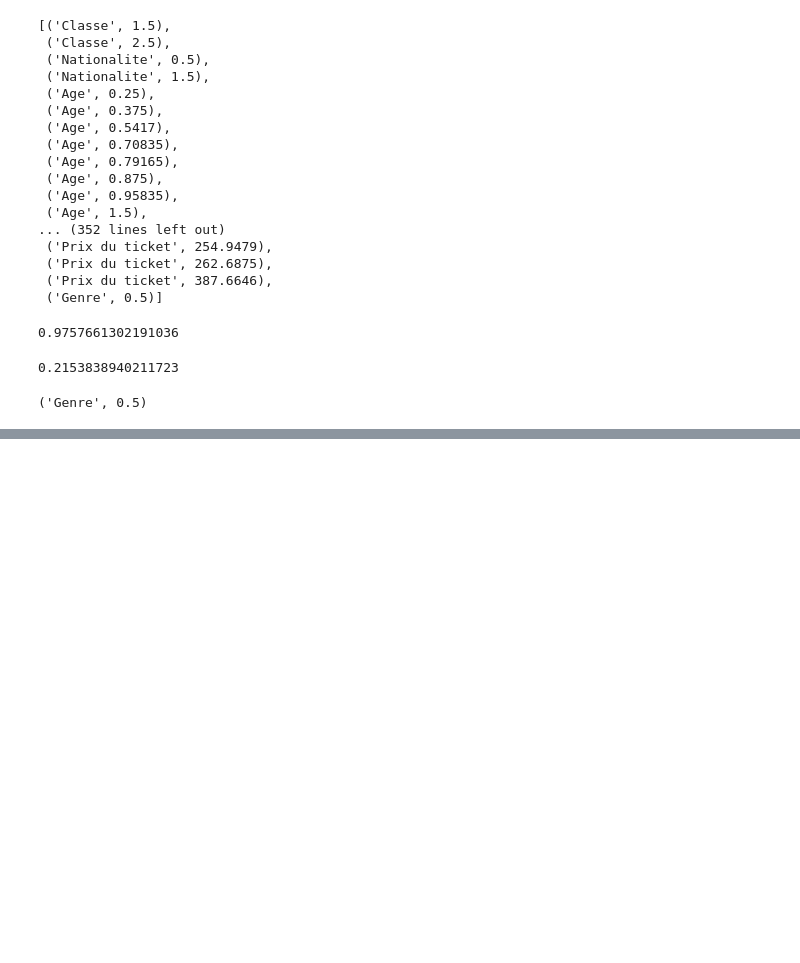
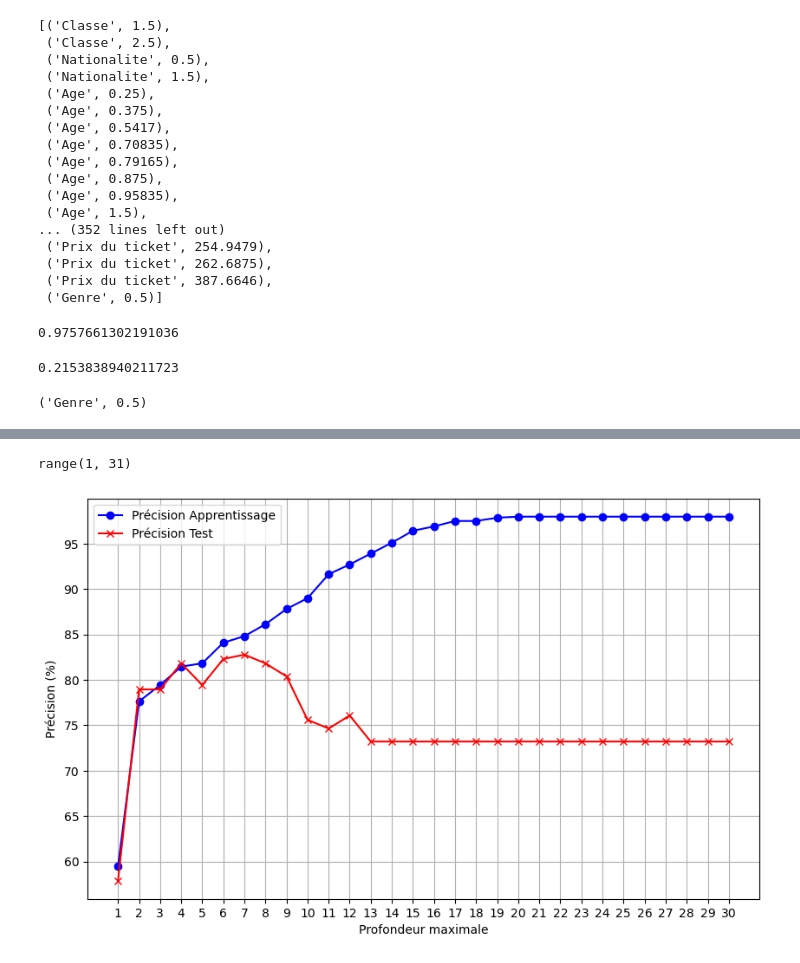
Before and after one commit to Boualili-Youcef-AI/First-Decision-Tree, a Jupyter notebook: tp01.ipynb, the cells around one changed output, grey strips where cells are left out. Cells and saved outputs as stored; diff of their text form; code cells hidden in the pictures; blank space fills up the shorter version.

Commit message:
Ajoute de la representation graphique,split random  35

```diff
--- a/tp01.ipynb
+++ b/tp01.ipynb
@@ -117,0 +103,25 @@ da.precision(racine, data)
+# %%
+train, test = da.dataSet_Split(data)
+train_accuracies = []
+test_accuracies = []
+
+for max_depth in range(30):
+    racine = da.Noeud(profondeur_max=max_depth)
+    racine.grow(train,0)
+    train_accuracies.append(da.precision(racine, train))
+
+    test_accuracies.append(da.precision(racine, test))
+# %%
+plt.figure(figsize=(10, 6))
+depth_values = range(1, len(train_accuracies) + 1)
+plt.plot(range(1,31), train_accuracies, label="Précision Apprentissage", color="blue", marker="o")
+plt.plot(range(1,31), test_accuracies, label="Précision Test", color="red", marker="x")
+plt.xlabel("Profondeur maximale")
+plt.ylabel("Précision (%)")
+plt.xticks(ticks=[x for x in range(1, len(train_accuracies) + 1, 1)])
+plt.legend()
+plt.grid()
+plt.show()
+# %% [output]
+range(1, 31)
+[figure, added]
```
Also changed, not shown: parts of 3 cells of this notebook, 1 other file.
